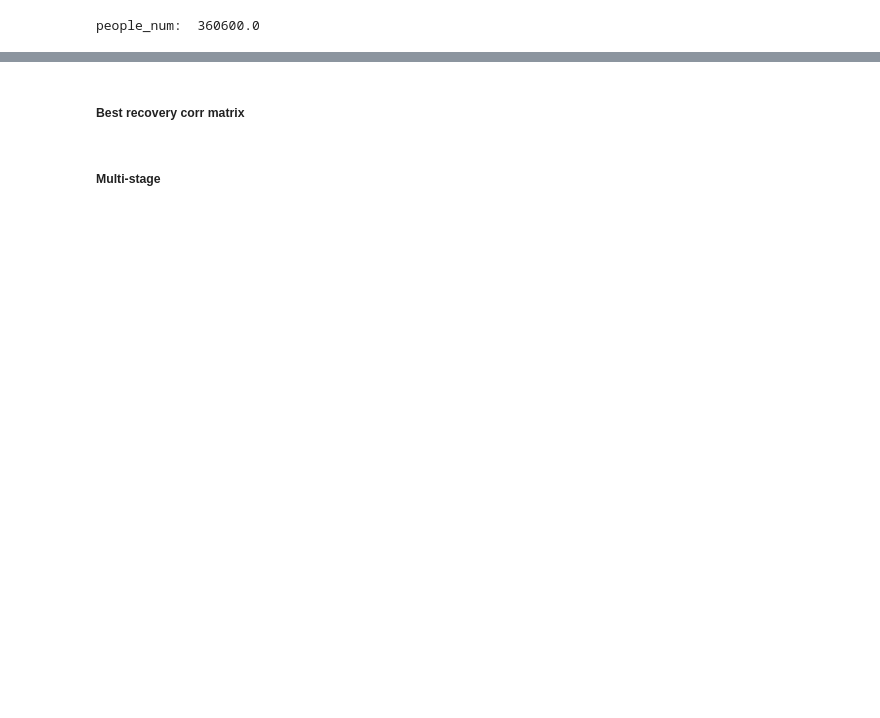
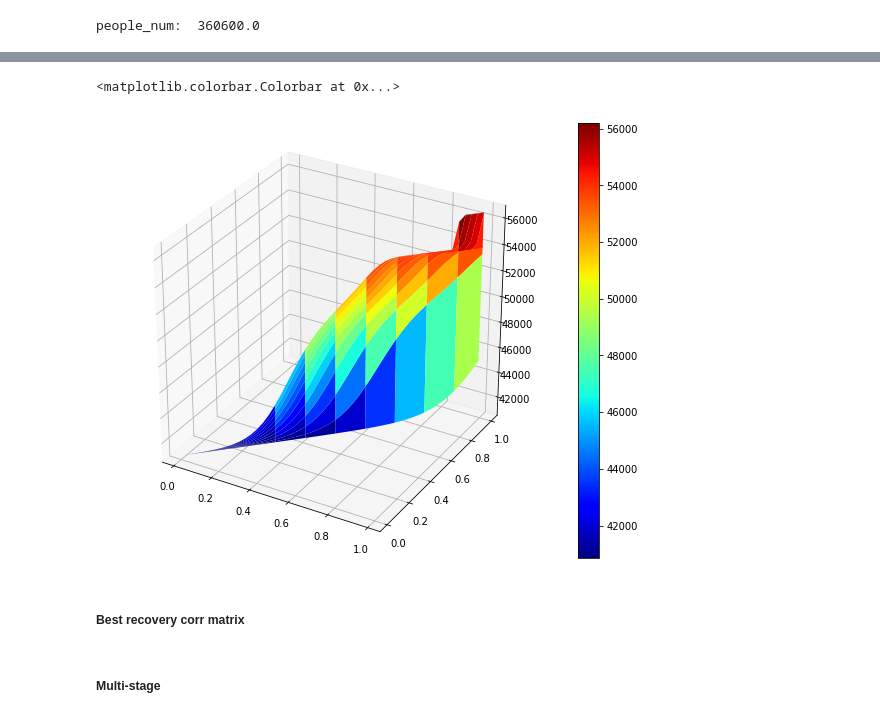
Before and after one commit to tamamolis/Gravity_traffic, a Jupyter notebook: multi-stage.ipynb, the cells around one changed output, grey strips where cells are left out. Cells and saved outputs as stored; diff of their text form; code cells hidden in the pictures; blank space fills up the shorter version.

```diff
--- a/multi-stage.ipynb
+++ b/multi-stage.ipynb
@@ -246,3 +239,15 @@ plt.show()
+# %%
+from mpl_toolkits.mplot3d import Axes3D
+import matplotlib
+
+fig = plt.figure(figsize=(10, 8))
+ax = fig.add_subplot(111, projection = '3d')
+surf = ax.plot_surface(alpha_range, beta_range, res_array, rstride = 5, cstride = 5, \
+       cmap = matplotlib.cm.jet)
+fig.colorbar(surf)
+# %% [output]
+<matplotlib.colorbar.Colorbar at 0x...>
+[figure, added]
 # %% [markdown]
 ##### Best recovery corr matrix
 # %%
```
Also changed, not shown: parts of 9 cells of this notebook.
